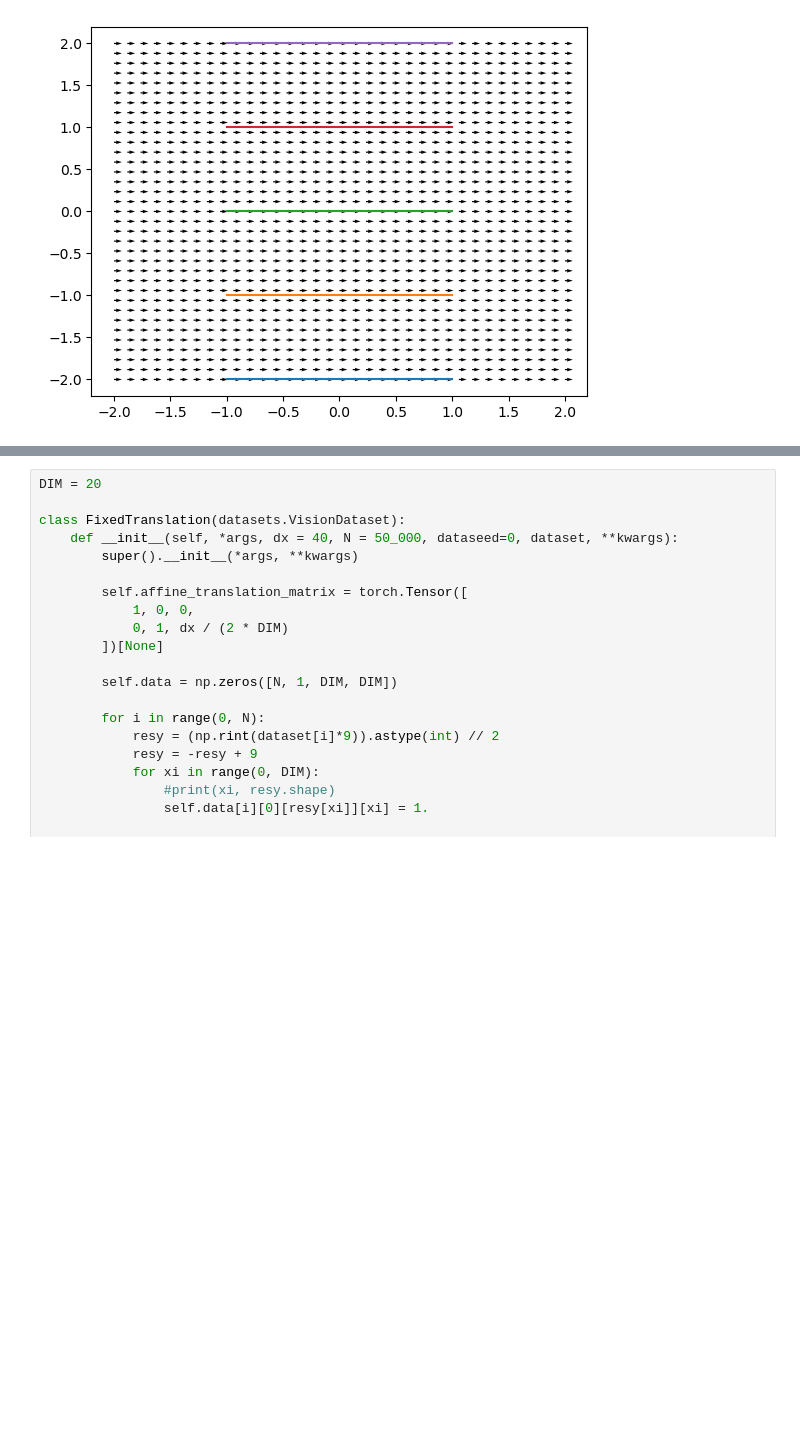
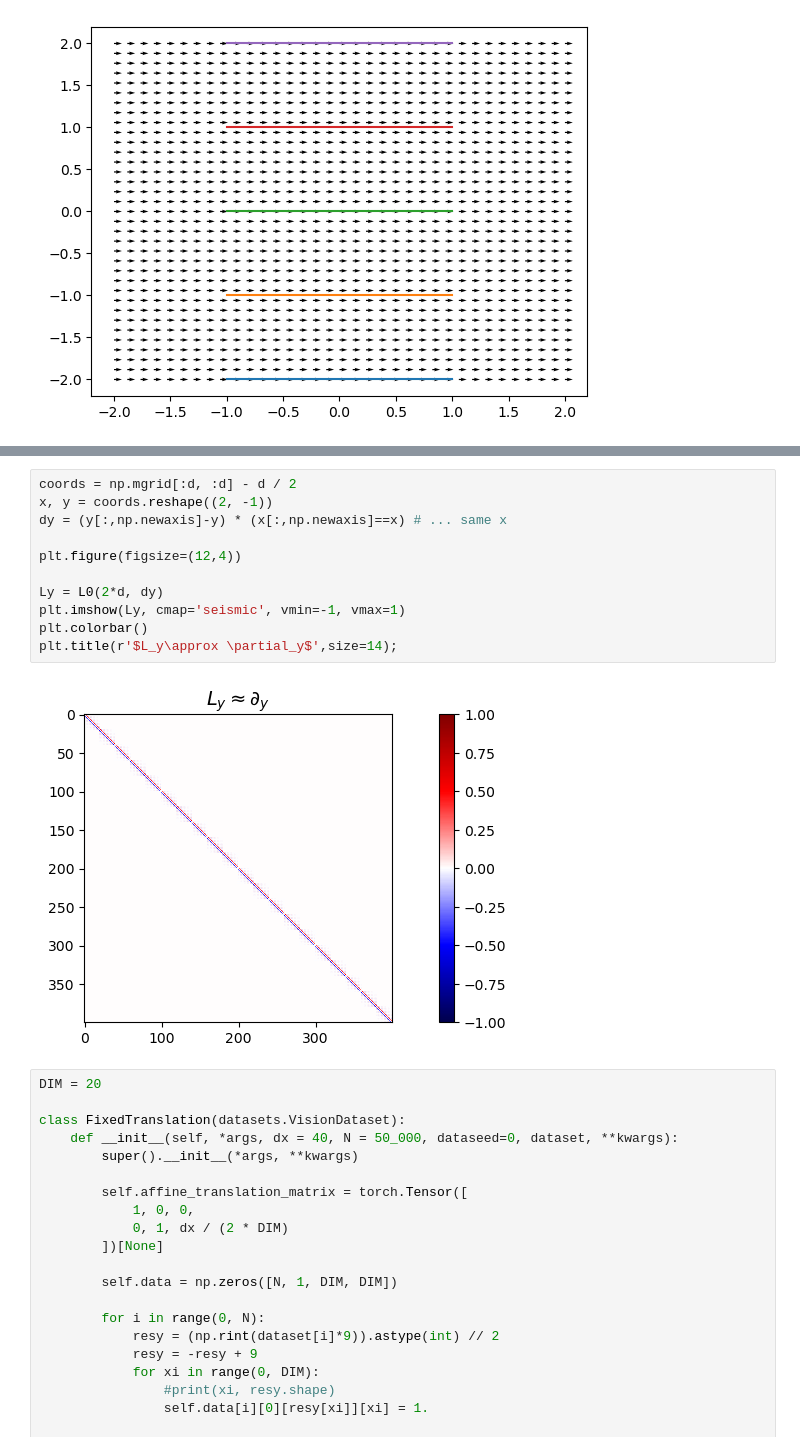
Before and after one commit to alizma/symmetry_learning, a Jupyter notebook: translation_ode_discover.ipynb, the cells around one changed output, grey strips where cells are left out. Saved outputs shown, nothing was run; the diff lists cells and outputs as text; blank space fills up the shorter version.

```diff
--- a/translation_ode_discover.ipynb
+++ b/translation_ode_discover.ipynb
@@ -64,3 +68,16 @@ plt.colorbar()
+# %%
+coords = np.mgrid[:d, :d] - d / 2
+x, y = coords.reshape((2, -1))
+dy = (y[:,np.newaxis]-y) * (x[:,np.newaxis]==x) # ... same x
+
+plt.figure(figsize=(12,4))
+
+Ly = L0(2*d, dy)
+plt.imshow(Ly, cmap='seismic', vmin=-1, vmax=1)
+plt.colorbar()
+plt.title(r'$L_y\approx \partial_y$',size=14);
+# %% [output]
+[figure, added]
 # %%
 DIM = 20
 
```
Also changed, not shown: parts of 15 cells of this notebook, 2 other files.
